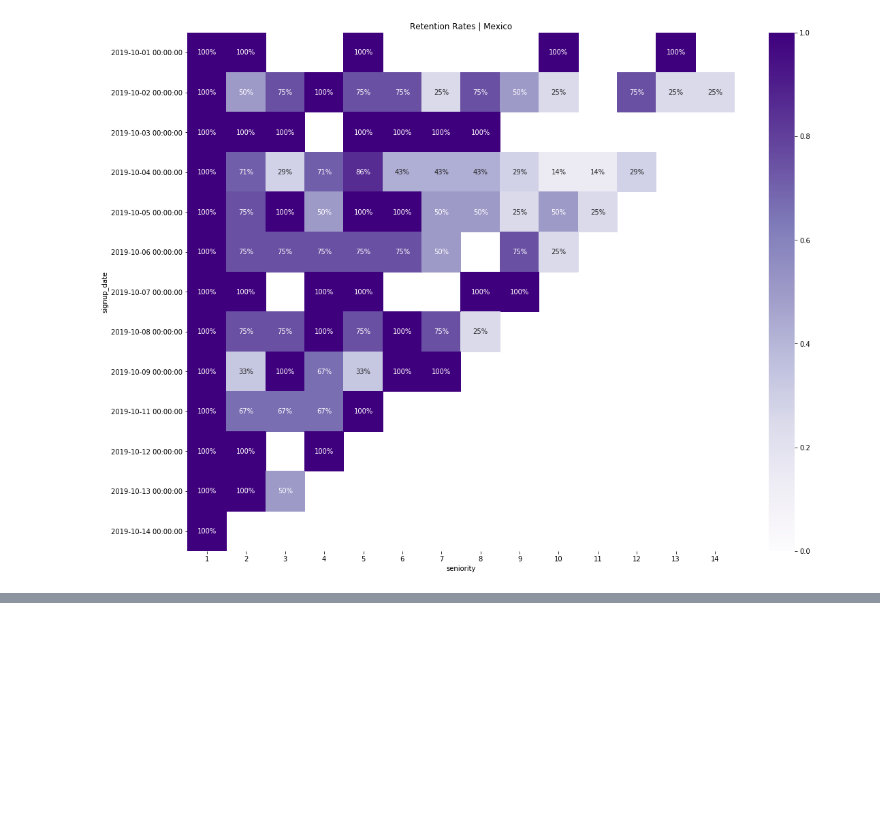
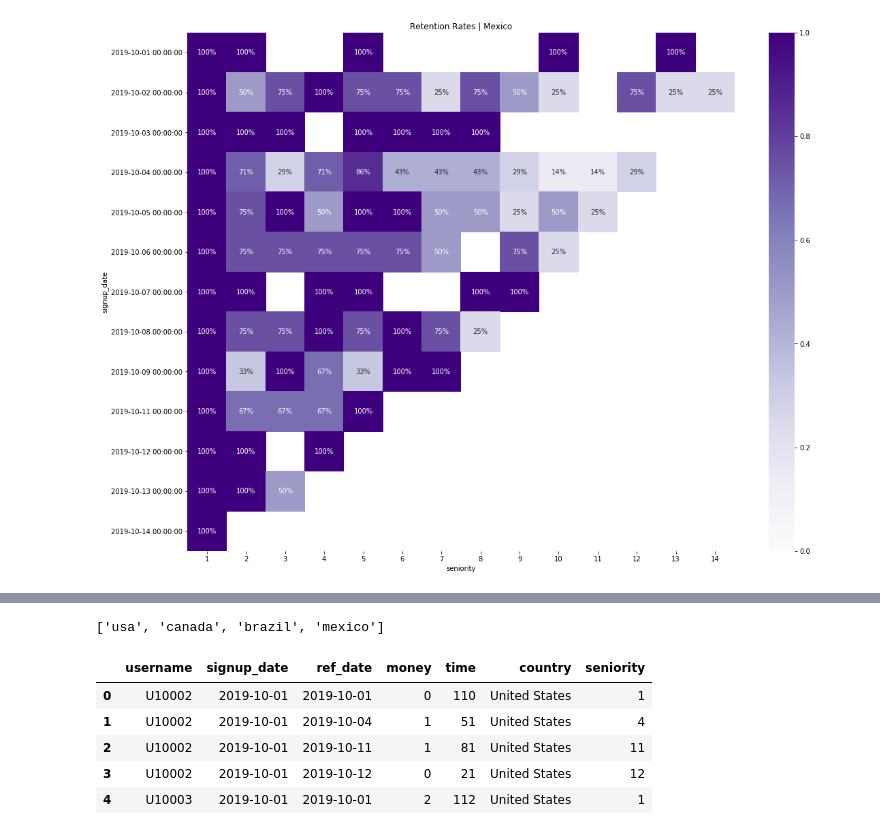
Before and after one commit to Danacw/Customer_Retention_Analysis, a Jupyter notebook: analysis/ActiveUsers_RetentionRates_PerCountry.ipynb, the cells around one changed output, grey strips where cells are left out. Cells and saved outputs as stored; diff of their text form; code cells hidden in the pictures; blank space fills up the shorter version.

Commit message:
connect to SQL database

```diff
--- a/analysis/ActiveUsers_RetentionRates_PerCountry.ipynb
+++ b/analysis/ActiveUsers_RetentionRates_PerCountry.ipynb
@@ -469,0 +478,7 @@ plt.show()
+# %%
+# configure the connection string
+rds_connection_string = f'postgresql://{db_user}:{db_password}@{db_host}:{db_port}/{db_name}'
+
+# connect to the database
+engine = create_engine(rds_connection_string)
+conn = engine.connect()
@@ -469,0 +494,16 @@ plt.show()
+# %%
+# Use inspector to find table names
+Inspector = inspect(engine)
+Inspector.get_table_names()
+# %% [output]
+['usa', 'canada', 'brazil', 'mexico']
+# %%
+# Check USA table
+pd.read_sql_query('select * from usa', con=conn).head()
+# %% [output]
+|  | username | signup_date | ref_date | money | time | country | seniority |
+| 0 | U10002 | 2019-10-01 | 2019-10-01 | 0 | 110 | United States | 1 |
+| 1 | U10002 | 2019-10-01 | 2019-10-04 | 1 | 51 | United States | 4 |
+| 2 | U10002 | 2019-10-01 | 2019-10-11 | 1 | 81 | United States | 11 |
+| 3 | U10002 | 2019-10-01 | 2019-10-12 | 0 | 21 | United States | 12 |
+| 4 | U10003 | 2019-10-01 | 2019-10-01 | 2 | 112 | United States | 1 |
```
Also changed, not shown: parts of 7 cells of this notebook, 1 other file.
